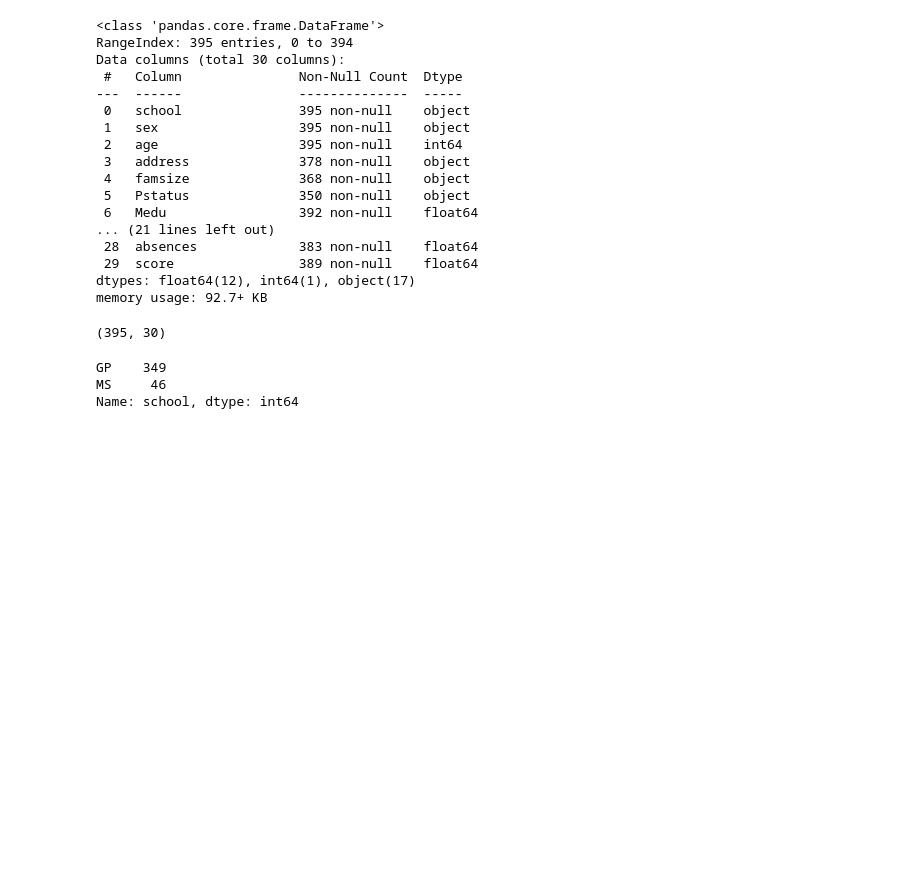
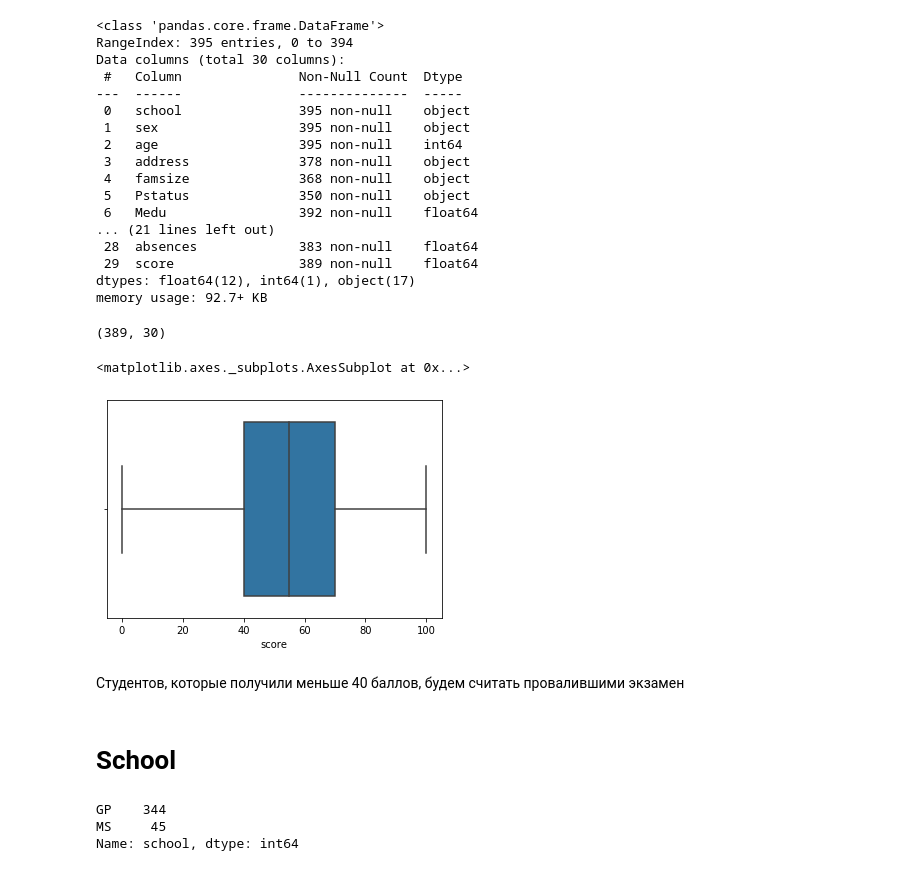
Before and after one commit to Gayazovv/module_2, a Jupyter notebook: module_2.ipynb, the cells around one changed output. Saved outputs shown, nothing was run; the diff lists cells and outputs as text; code cells hidden in the pictures; blank space fills up the shorter version.

```diff
--- a/module_2.ipynb
+++ b/module_2.ipynb
@@ -50,13 +50,24 @@ Data columns (total 30 columns):
  29  score                389 non-null    float64
 dtypes: float64(12), int64(1), object(17)
 memory usage: 92.7+ KB
+# %%
+df = df[~df['score'].isna()]
 # %%
 df.shape
 # %% [output]
-(395, 30)
+(389, 30)
+# %%
+sns.boxplot(df['score'])
+# %% [output]
+<matplotlib.axes._subplots.AxesSubplot at 0x...>
+[figure, added]
+# %% [markdown]
+Студентов, которые получили меньше 40 баллов, будем считать провалившими экзамен
+# %% [markdown]
+# School
 # %%
 df.school.value_counts()
 # %% [output]
-GP    349
-MS     46
+GP    344
+MS     45
 Name: school, dtype: int64
```
Also changed, not shown: parts of 198 cells of this notebook.
